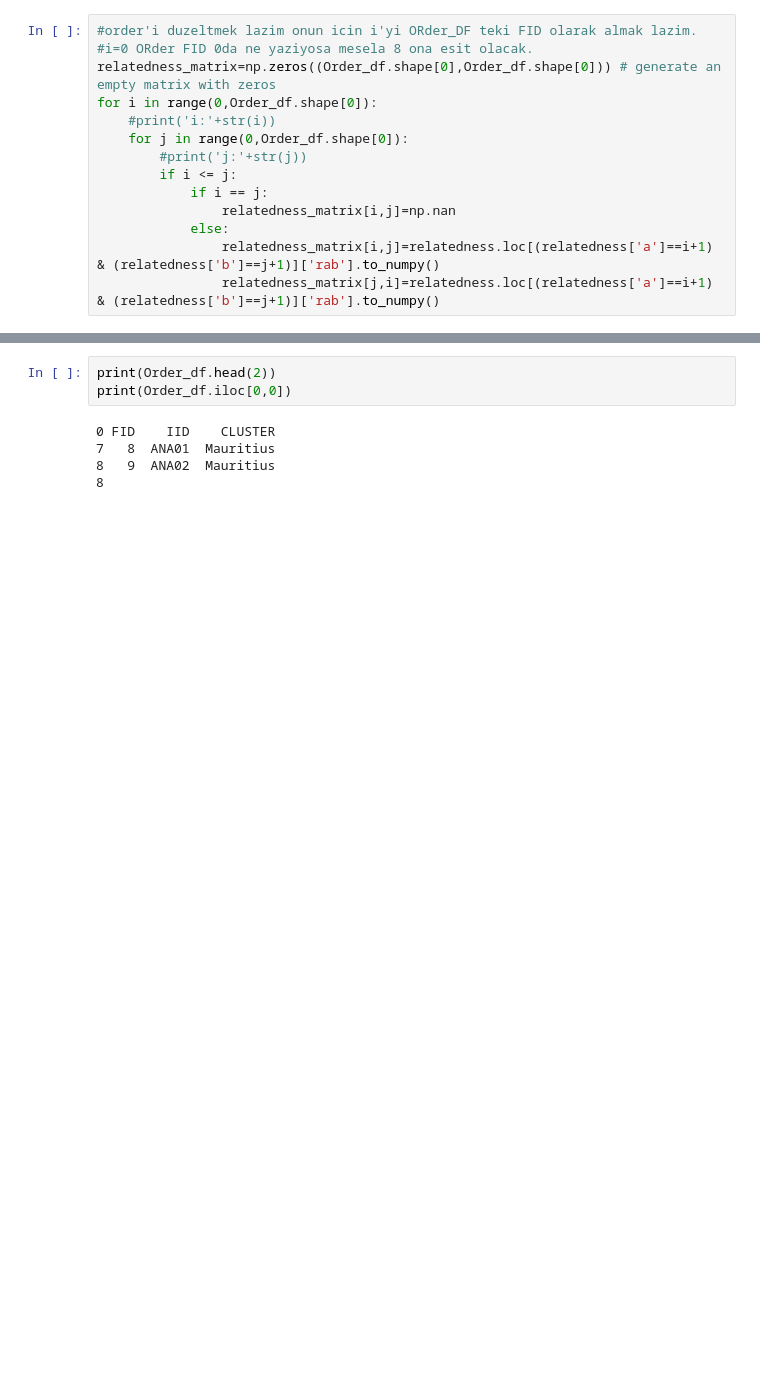
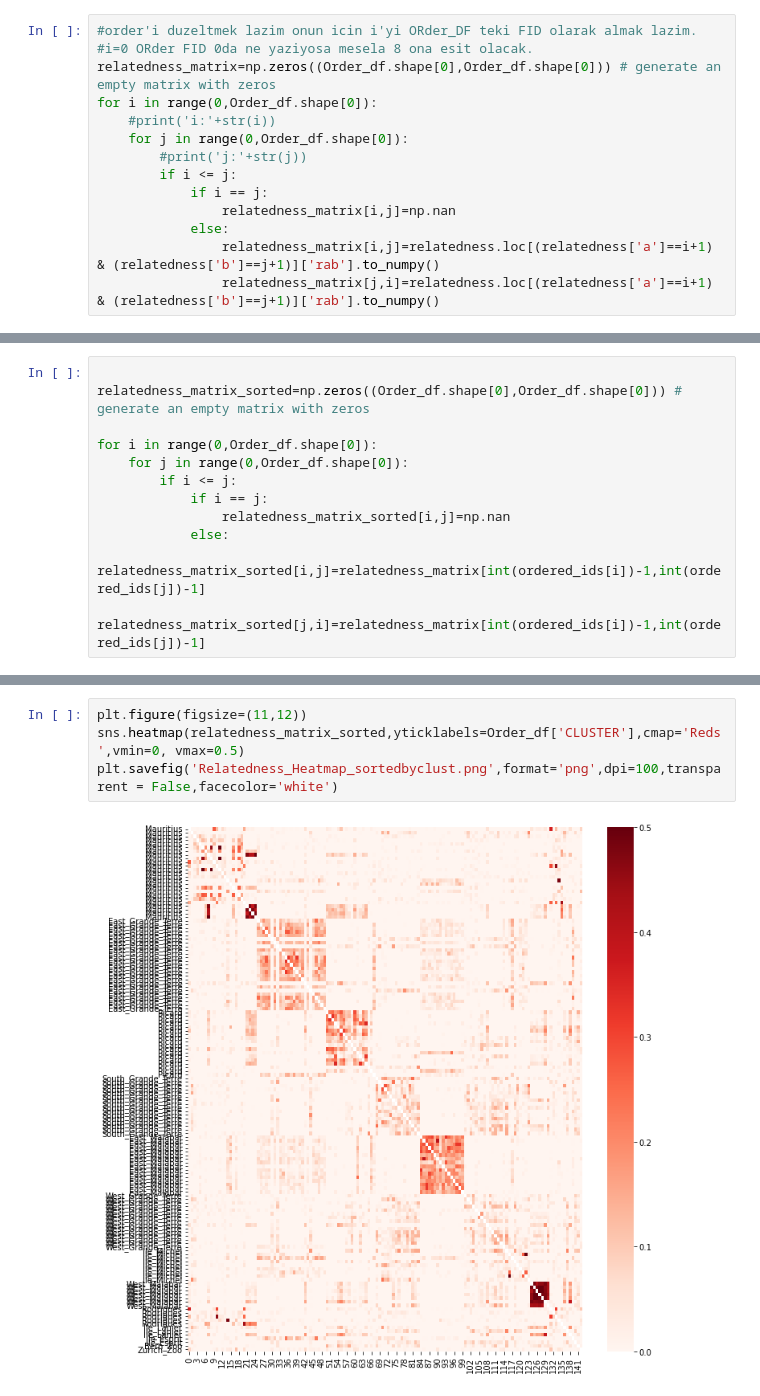
Before and after one commit to uzelkerem/AGT_Population, a Jupyter notebook: Relatedness_Matrix.ipynb, the cells around one changed output, grey strips where cells are left out. Saved outputs shown, nothing was run; the diff lists cells and outputs as text; blank space fills up the shorter version.

```diff
--- a/Relatedness_Matrix.ipynb
+++ b/Relatedness_Matrix.ipynb
@@ -177 +204,13 @@ for i in range(0,Order_df.shape[0]):
+# %%
+
+relatedness_matrix_sorted=np.zeros((Order_df.shape[0],Order_df.shape[0])) # generate an empty matrix with zeros
+
+for i in range(0,Order_df.shape[0]):
+    for j in range(0,Order_df.shape[0]):
+        if i <= j:
+            if i == j:
+                relatedness_matrix_sorted[i,j]=np.nan
+            else:
+                relatedness_matrix_sorted[i,j]=relatedness_matrix[int(ordered_ids[i])-1,int(ordered_ids[j])-1]
+                relatedness_matrix_sorted[j,i]=relatedness_matrix[int(ordered_ids[i])-1,int(ordered_ids[j])-1]
 # %%
@@ -183,8 +221,6 @@ sns.heatmap(relatedness_matrix,yticklabels=Order_df['CLUSTER'])
 # %%
-print(Order_df.head(2))
-print(Order_df.iloc[0,0])
+plt.figure(figsize=(11,12))
+sns.heatmap(relatedness_matrix_sorted,yticklabels=Order_df['CLUSTER'],cmap='Reds',vmin=0, vmax=0.5)
+plt.savefig('Relatedness_Heatmap_sortedbyclust.png',format='png',dpi=100,transparent = False,facecolor='white')
 # %% [output]
-0 FID    IID    CLUSTER
-7   8  ANA01  Mauritius
-8   9  ANA02  Mauritius
-8
+[figure, added]
```
Also changed, not shown: parts of 6 cells of this notebook, 3 other files.
